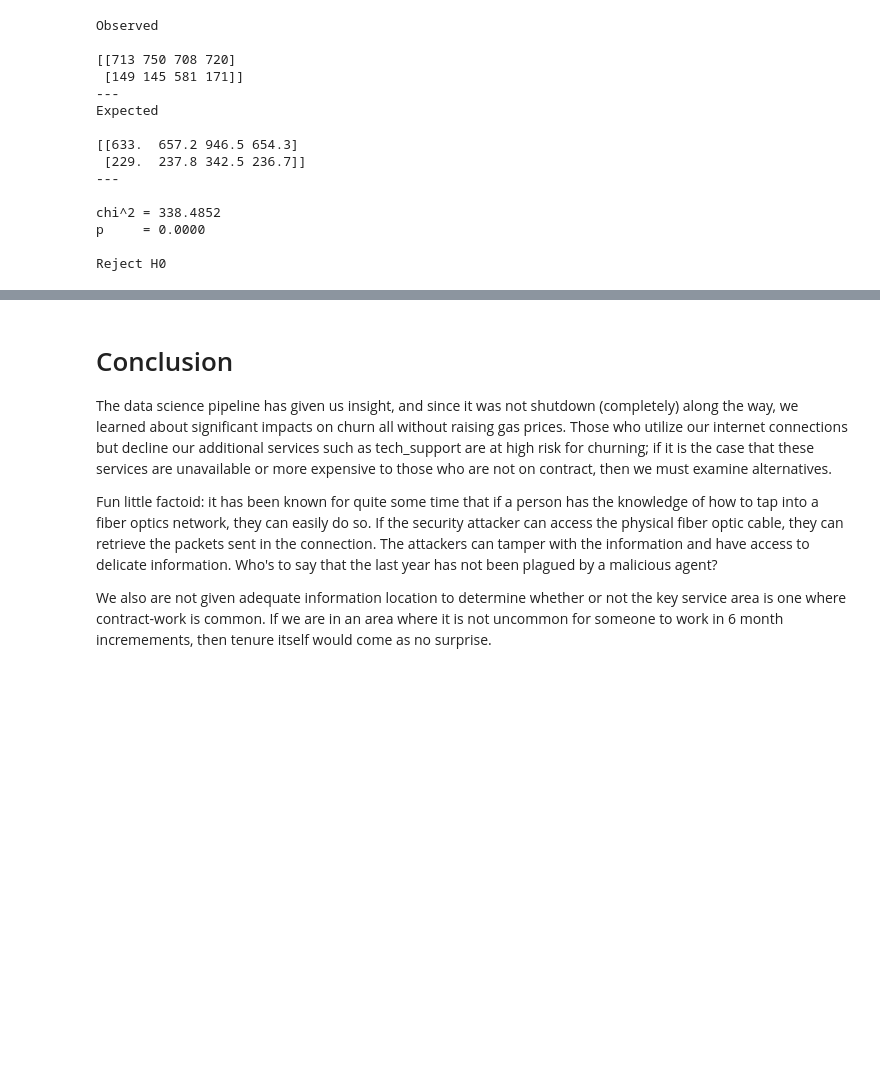
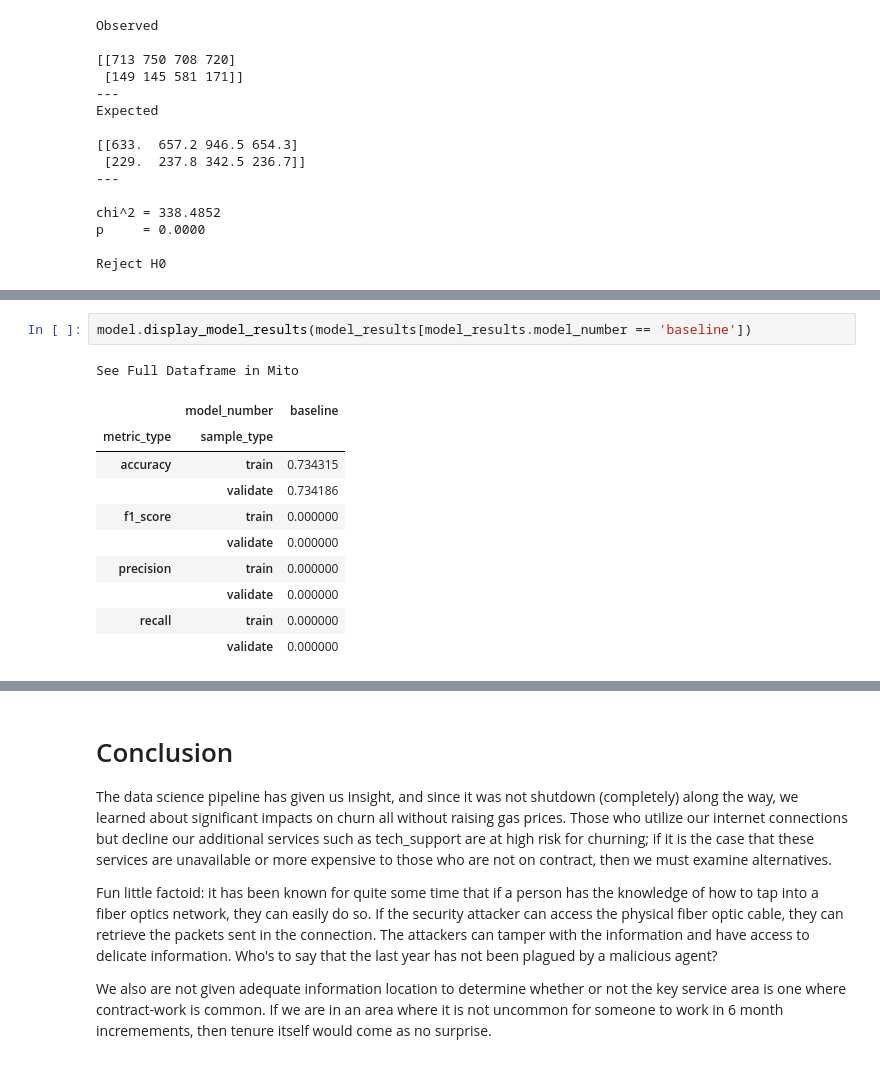
Before and after one commit to nicholas-dougherty/telco-classification-redux, a Jupyter notebook: final_report.ipynb, the cells around one changed output, grey strips where cells are left out. Saved outputs shown, nothing was run; the diff lists cells and outputs as text; blank space fills up the shorter version.

```diff
--- a/final_report.ipynb
+++ b/final_report.ipynb
@@ -290,0 +407,14 @@ baseline, baseline_pred = baseline_model(X_train, y_train)
+# %%
+model.display_model_results(model_results[model_results.model_number == 'baseline'])
+# %% [output]
+See Full Dataframe in Mito
+|  | model_number | baseline |
+| metric_type | sample_type |  |
+| accuracy | train | 0.734315 |
+|  | validate | 0.734186 |
+| f1_score | train | 0.000000 |
+|  | validate | 0.000000 |
+| precision | train | 0.000000 |
+|  | validate | 0.000000 |
+| recall | train | 0.000000 |
+|  | validate | 0.000000 |
```
Also changed, not shown: parts of 35 cells of this notebook, 3 other files.
